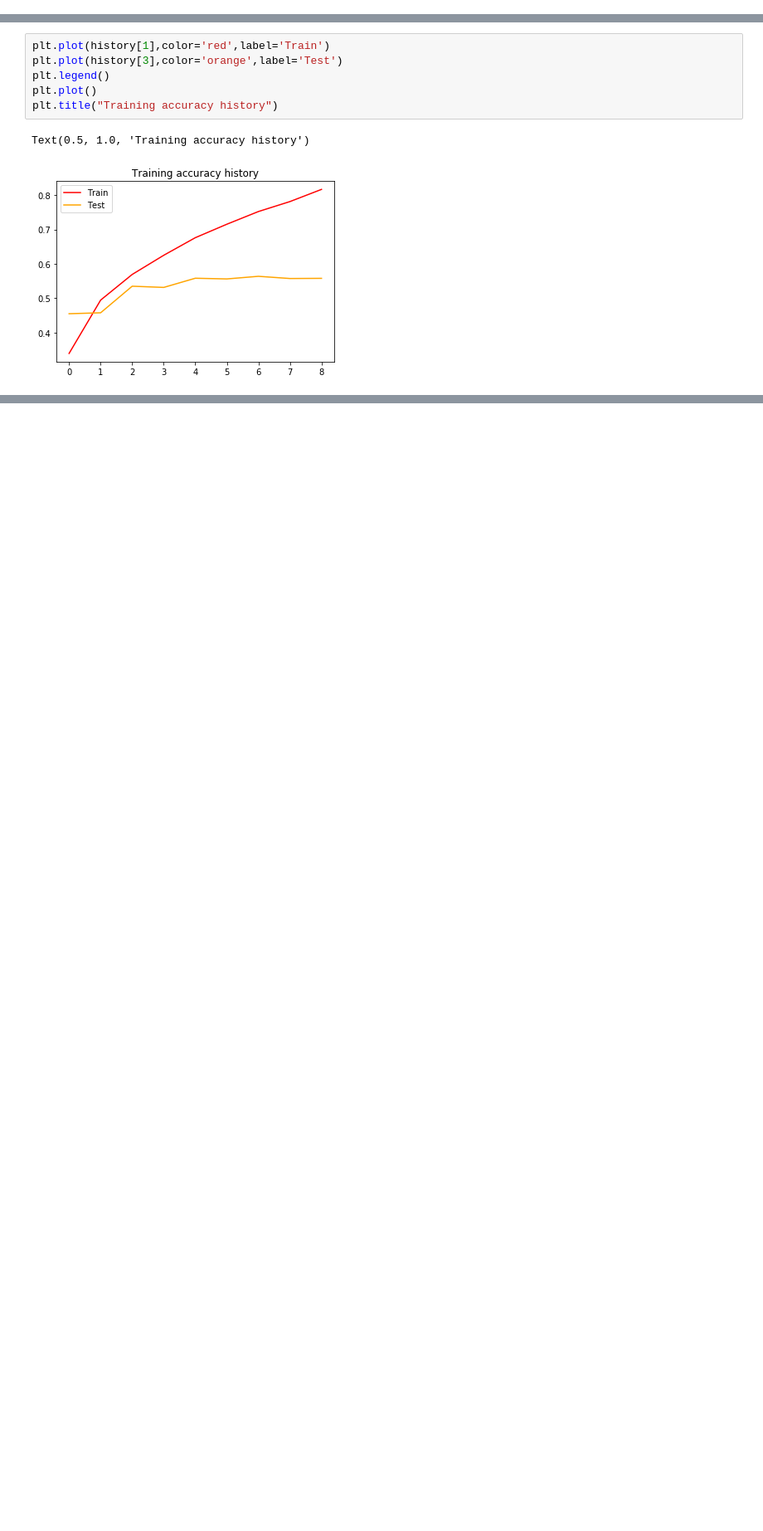
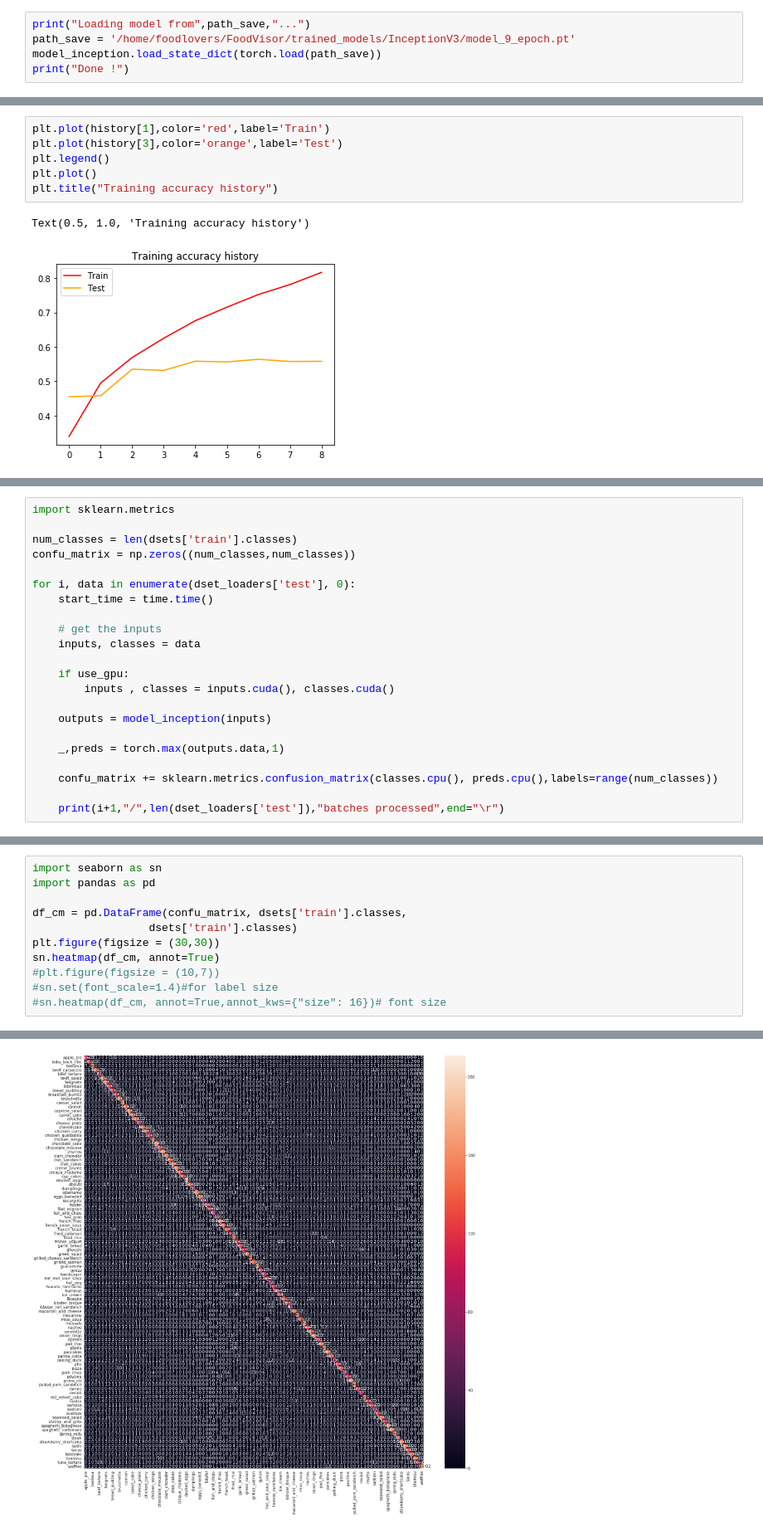
Before and after one commit to tuanh208/FoodVisor-TMM, a Jupyter notebook: FoodVisor_Inception_V3.ipynb, the cells around one changed output, grey strips where cells are left out. Shown at 83% size. Drawn from its saved outputs; the diff is of its cells as text; blank space fills up the shorter version.

Commit message:
Data process + matrix confusion added

```diff
--- a/FoodVisor_Inception_V3.ipynb
+++ b/FoodVisor_Inception_V3.ipynb
@@ -380,3 +399,8 @@ Done !
+# %%
+print("Loading model from",path_save,"...")
+path_save = '/home/foodlovers/FoodVisor/trained_models/InceptionV3/model_9_epoch.pt'
+model_inception.load_state_dict(torch.load(path_save))
+print("Done !")
 # %% [markdown]
 ### Validation
 # %%
@@ -409,0 +438,22 @@ Text(0.5, 1.0, 'Training accuracy history')
+# %%
+import sklearn.metrics
+
+num_classes = len(dsets['train'].classes)
+confu_matrix = np.zeros((num_classes,num_classes))
+
+for i, data in enumerate(dset_loaders['test'], 0):
+    start_time = time.time()
+
+    # get the inputs
+    inputs, classes = data
+
+    if use_gpu:
+        inputs , classes = inputs.cuda(), classes.cuda()
+
+    outputs = model_inception(inputs)
+
+    _,preds = torch.max(outputs.data,1)
+
+    confu_matrix += sklearn.metrics.confusion_matrix(classes.cpu(), preds.cpu(),labels=range(num_classes))
+
+    print(i+1,"/",len(dset_loaders['test']),"batches processed",end="\r")
@@ -409,0 +484,12 @@ Text(0.5, 1.0, 'Training accuracy history')
+# %%
+import seaborn as sn
+import pandas as pd
+
+df_cm = pd.DataFrame(confu_matrix, dsets['train'].classes,
+                  dsets['train'].classes)
+plt.figure(figsize = (30,30))
+sn.heatmap(df_cm, annot=True)
+#plt.figure(figsize = (10,7))
+#sn.set(font_scale=1.4)#for label size
+#sn.heatmap(df_cm, annot=True,annot_kws={"size": 16})# font size
+# %% [output]
@@ -409,0 +497 @@ Text(0.5, 1.0, 'Training accuracy history')
+[figure, added]
```
Also changed, not shown: parts of 43 cells of this notebook, 1 other file.
